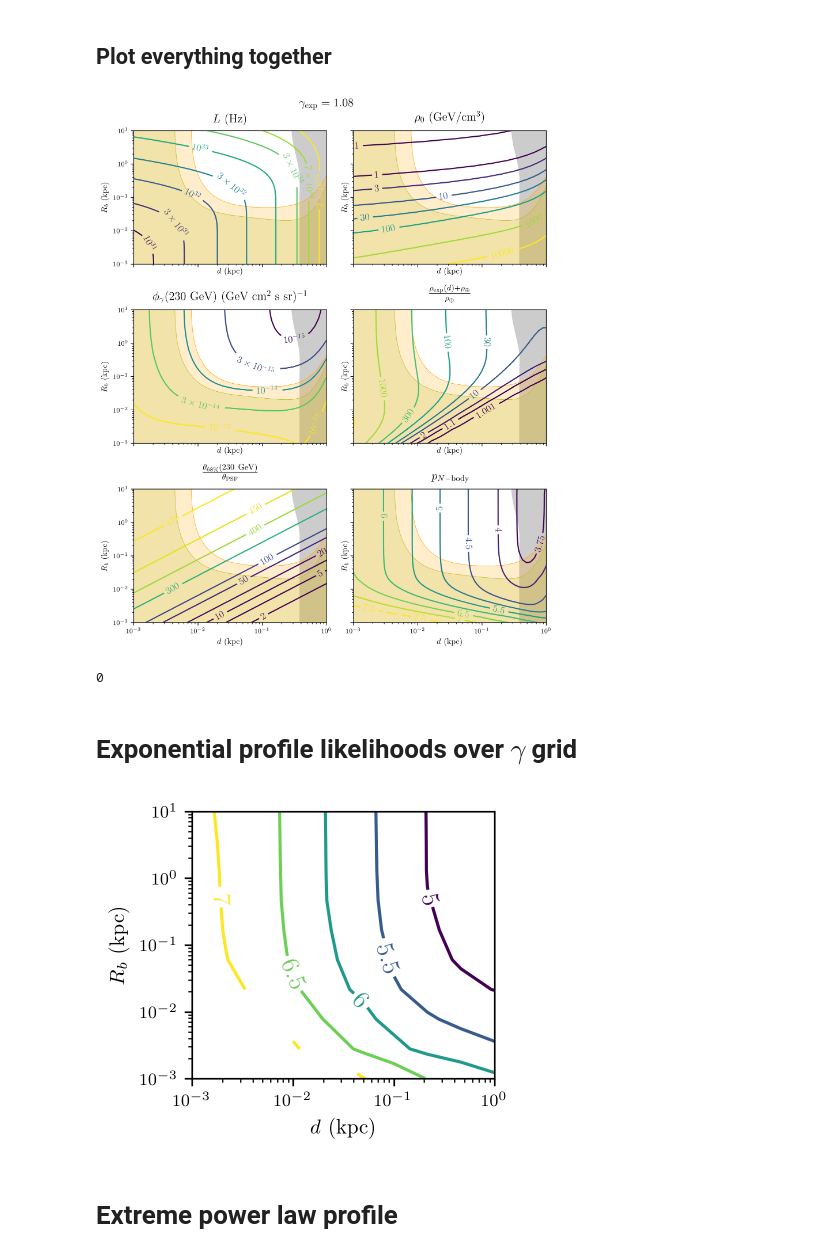
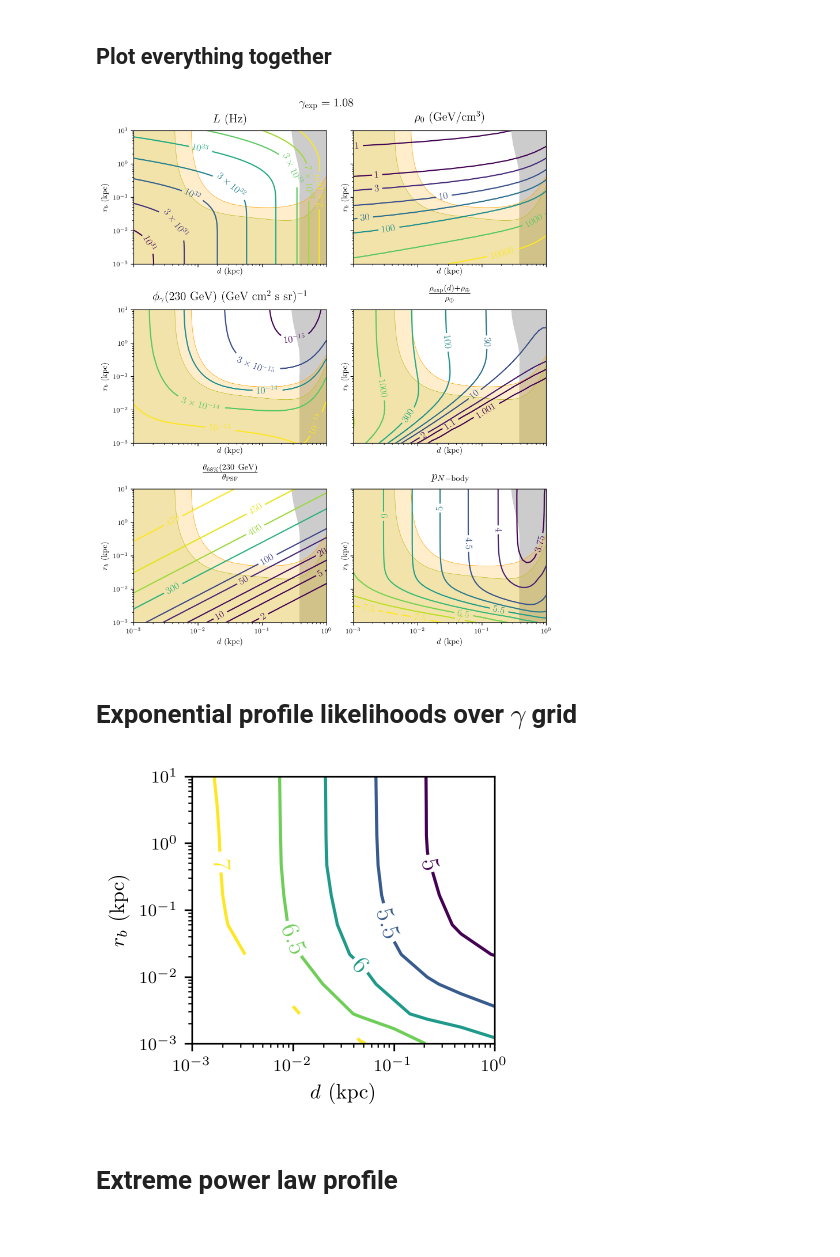
Before and after one commit to adam-coogan/cr_lines_from_dm_subhalos, a Jupyter notebook: Contour plots 6.ipynb, the cells around one changed output. Cells and saved outputs as stored; diff of their text form; code cells hidden in the pictures.

Commit message:
Finalized plots

```diff
--- a/Contour plots 6.ipynb
+++ b/Contour plots 6.ipynb
@@ -735,7 +735,7 @@ fig.suptitle(r"$\gamma_{\mathrm{exp}} = %.2f$" % gamma_exp)
 
 for ax in axs.flatten():
     ax.set_xlabel(r"$d$ (kpc)")
-    ax.set_ylabel(r"$R_b$ (kpc)")
+    ax.set_ylabel(r"$r_b$ (kpc)")
     # Line width constraint
     ax.contourf(dist_mg, r_s_mg, lw_exp, levels=[n_sigma, np.max(lw_exp)],
                 colors='k', alpha=0.2)
@@ -787,11 +787,7 @@ fig.tight_layout(rect=[0, 0.03, 1, 0.975])
 fig.savefig("figures/contour_plots_exp_gamma_{}.pdf".format(
     "{:.2f}".format(gamma_exp).replace(".", "-")))
 # %% [output]
-[figure, old version]
+[figure, new version]
-# %%
-os.system("say 'Done with exp profile'")
-# %% [output]
-0
 # %% [markdown]
 # Exponential profile likelihoods over $\gamma$ grid
 # %%
@@ -806,20 +802,20 @@ pr_exp = pr_exp.reshape(dist_pr.shape).T
 # %%
 fig, ax = plt.subplots(1, 1, figsize=(3, 2.6))
 
 ax.set_xscale("log")
 ax.set_yscale("log")
 ax.set_xlabel(r"$d$ (kpc)")
-ax.set_ylabel(r"$R_b$ (kpc)")
+ax.set_ylabel(r"$r_b$ (kpc)")
 ax.set_xlim(dist_pr.min(), dist_pr.max())
 ax.set_ylim(r_s_pr.min(), r_s_pr.max())
 # ax.set_title(r"$p_{N{\rm -body}}$", pad=10)
 
 sci_contours(dist_pr, r_s_pr, pr_exp, ax, levels=np.arange(4.5, 7.5, 0.5))
 
 fig.tight_layout()
 fig.savefig("figures/likelihoods_exp_gamma_grid.pdf")
 # %% [output]
-[figure, old version]
+[figure, new version]
 # %% [markdown]
 # Extreme power law profile
 # %%
```
Also changed, not shown: parts of 39 cells of this notebook, 6 other files.
